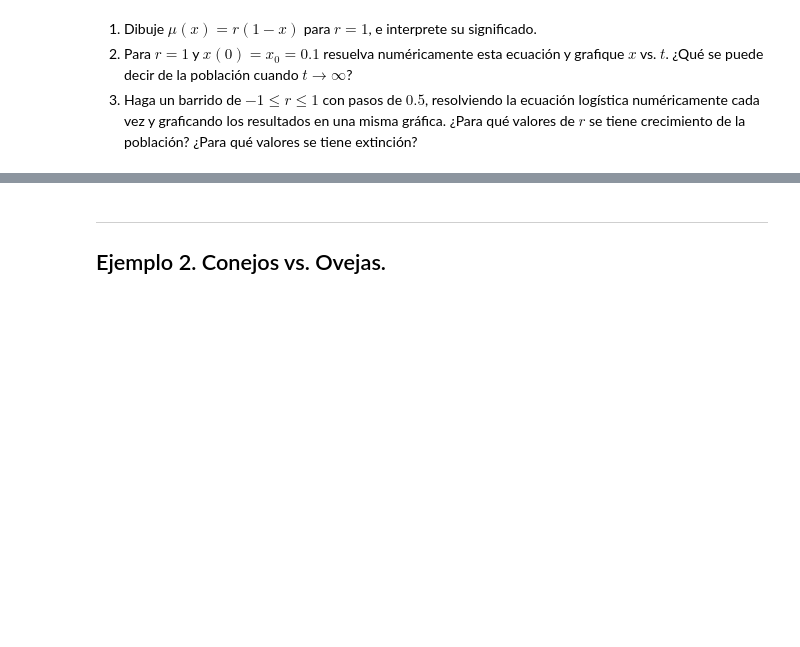
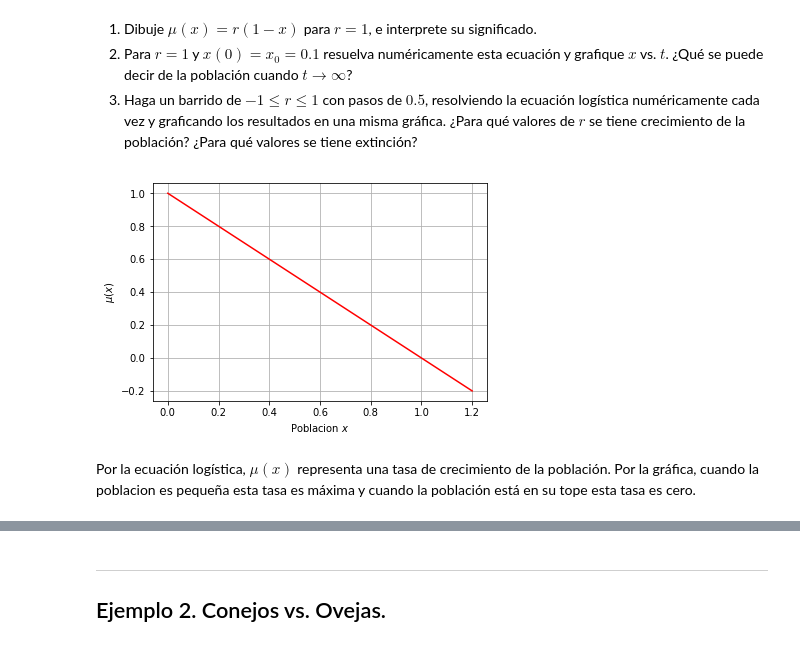
Before and after one commit to luzifi/Simulacion2017, a Jupyter notebook: Modulo1/Clase9_Repaso1(Mod.1).ipynb, the cells around one changed output, grey strips where cells are left out. Cells and saved outputs as stored; diff of their text form; code cells hidden in the pictures; blank space fills up the shorter version.

```diff
--- a/Modulo1/Clase9_Repaso1(Mod.1).ipynb
+++ b/Modulo1/Clase9_Repaso1(Mod.1).ipynb
@@ -22,0 +27,24 @@ Además, $r$ es la tasa de crecimiento máxima de la población.
+# %%
+# Definimos funcion mu
+def mu(x, r):
+    return r*(1-x)
+# %%
+# Definimos conjunto de valores en x
+x = np.linspace(0, 1.2, 50)
+# Valor del parametro solicitado
+r = 1
+# Conjunto de valores en y
+y = mu(x, r)
+# %%
+# Graficamos
+plt.figure(figsize=(6,4))
+plt.plot(x, y, 'r')
+plt.xlabel('Poblacion $x$')
+plt.ylabel('$\mu(x)$')
+plt.grid()
+
+plt.show()
+# %% [output]
+[figure, added]
+# %% [markdown]
+Por la ecuación logística, $\mu(x)$ representa una tasa de crecimiento de la población. Por la gráfica, cuando la poblacion es pequeña esta tasa es máxima y cuando la población está en su tope esta tasa es cero.
```
Also changed, not shown: parts of 8 cells of this notebook.
